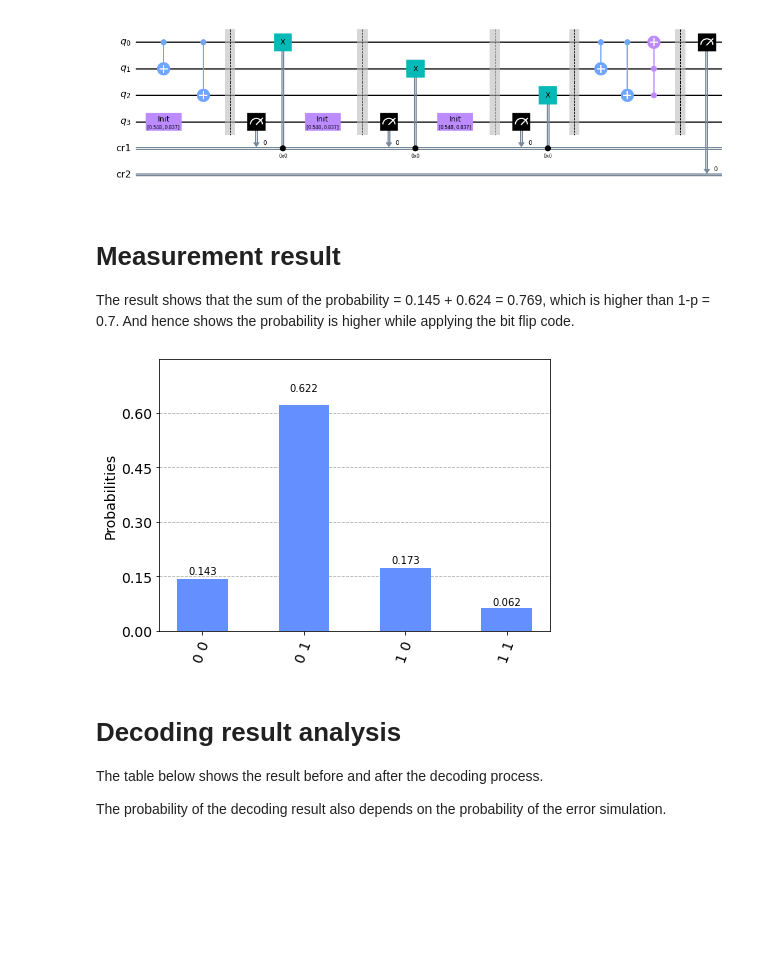
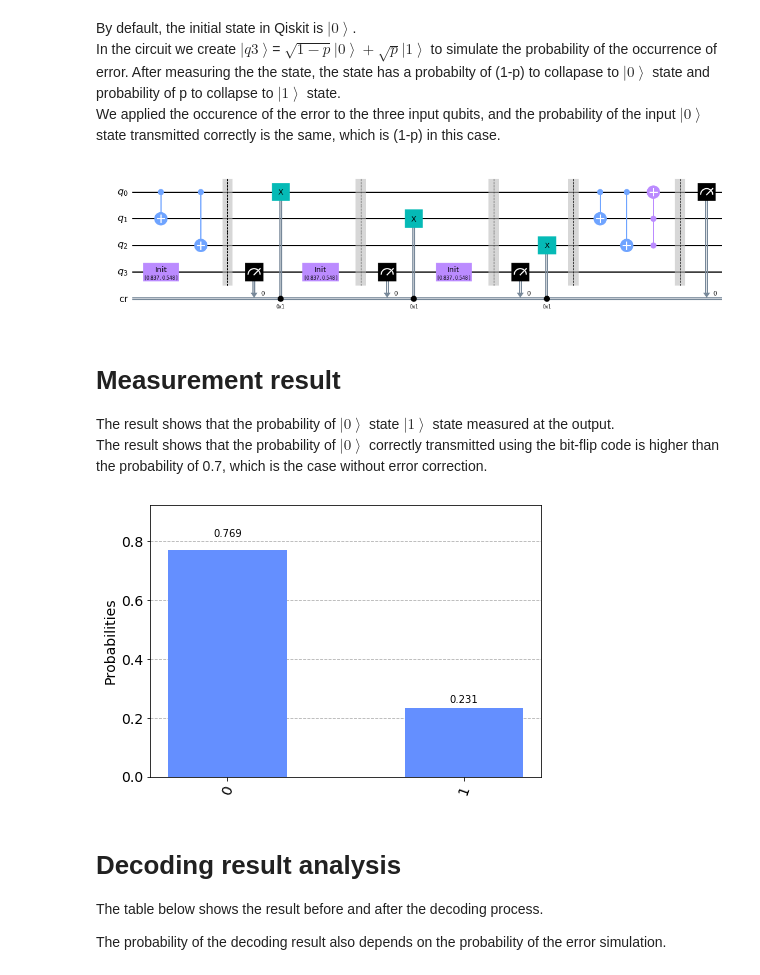
Before and after one commit to Hui-Ying/Qiskit, a Jupyter notebook: The bit flip code.ipynb, the cells around one changed output. Saved outputs shown, nothing was run; the diff lists cells and outputs as text; code cells hidden in the pictures; blank space fills up the shorter version.

Commit message:
added superposition

```diff
--- a/The bit flip code.ipynb
+++ b/The bit flip code.ipynb
@@ -14,10 +19,9 @@ from qiskit.visualization import plot_histogram, plot_bloch_multivector
 # %%
 ## SETUP
-# Protocol uses 4 qubits and 2 classical bit in a register
+# Protocol uses 4 qubits and 1 classical bit in a register
 qr = QuantumRegister(4, name="q")    # Protocol uses 4 qubits
-cr1 = ClassicalRegister(1, name="cr1") # and 2 classical bit
-cr2 = ClassicalRegister(1, name="cr2")
-bit_flip_circuit = QuantumCircuit(qr, cr1, cr2)
+cr = ClassicalRegister(1, name="cr") # and 1 classical bit cr
+bit_flip_circuit = QuantumCircuit(qr, cr)
 # %%
 def encoding(qc, q0, q1, q2):
     """Creates encoding process using qubits q0 & q1 & q2"""
@@ -28,22 +30,26 @@ Here we create $\left|\psi\right\rangle$ from the state $\left|0\right\rangle$ a
+# %% [markdown]
+By default, the initial state in Qiskit is $\left|0\right\rangle$.
+In the circuit we create $\left|q3\right\rangle$= $\sqrt{1-p}\left|0\right\rangle +\sqrt{p}\left|1\right\rangle $ to simulate the probability of the occurrence of error.  After measuring the the state, the state has a probabilty of (1-p) to collapase to $\left|0\right\rangle$ state and probability of p to collapse to $\left|1\right\rangle$ state.
+We applied the occurence of the error to the three input qubits, and the probability of the input $\left|0\right\rangle$ state transmitted correctly is the same, which is (1-p) in this case.
 # %%
 # initialization instruction to create
 # |ψ⟩ from the state |0⟩:
 p = 0.3 # p stands for the probability of fliping the state of the qubit
-psi = [np.sqrt(p), np.sqrt(1-p)]
+psi = [np.sqrt(1-p), np.sqrt(p)]
 init_gate = Initialize(psi) # initialize the superposition state
 init_gate.label = "init"
 # %%
 def error_simulation(qc, q0, q1, q2, q3):
     """Creates error simulation using qubits q0 & q1 & q2 & q3"""
-    bit_flip_circuit.append(init_gate, [3]) # create the superposition state for |q3>
-    measure(bit_flip_circuit, 3, 0) # measure the state on |q3>
-    qc.x(q0).c_if(cr1, 0) # apply x gate on q0 if |0> was measured by |q3>
-    bit_flip_circuit.append(init_gate, [3])
-    measure(bit_flip_circuit, 3, 0)
-    qc.x(q1).c_if(cr1, 0) # apply x gate on q1 if |0> was measured by |q3>
-    bit_flip_circuit.append(init_gate, [3])
-    measure(bit_flip_circuit, 3, 0)
-    qc.x(q2).c_if(cr1, 0) # apply x gate on q2 if |0> was measured by |q3>
+    qc.append(init_gate, [3]) # create the superposition state for |q3>
+    measure(qc, 3, 0) # measure the state on |q3>
+    qc.x(q0).c_if(cr, 1) # apply x gate on q0 if |1> was measured by |q3>
+    qc.append(init_gate, [3])
+    measure(qc, 3, 0)
+    qc.x(q1).c_if(cr, 1) # apply x gate on q1 if |1> was measured by |q3>
+    qc.append(init_gate, [3])
+    measure(qc, 3, 0)
+    qc.x(q2).c_if(cr, 1) # apply x gate on q2 if |1> was measured by |q3>
 # %%
 def measure(qc, q0, cr):
     """Measures qubit q0 """
@@ -54,37 +60,38 @@ def decoding(qc, q0, q1, q2):
     """Creates decoding process using qubits q0 & q1 & q2"""
     qc.cx(q0,q1) # CNOT with q1 as control and q0 as target
     qc.cx(q0,q2) # CNOT with q2 as control and q0 as target
-    bit_flip_circuit.ccx(q2,q1,q0) # Apply a Toffoli gate |011> <-> |111>
+    qc.ccx(q2,q1,q0) # Apply a Toffoli gate |011> <-> |111>
 # %%
 # Let's apply the process above to our circuit:
 
 # step 1. encoding
 encoding(bit_flip_circuit, 0, 1, 2)
 
 # step 2. error simulation
 error_simulation(bit_flip_circuit, 0, 1, 2, p)
 bit_flip_circuit.barrier()
 
 # step 3. decoding
 decoding(bit_flip_circuit, 0, 1, 2)
 
 # step 4. measurement
-measure(bit_flip_circuit, 0, 1)
+measure(bit_flip_circuit, 0, 0)
 
 # View the circuit:
 %matplotlib inline
 bit_flip_circuit.draw(output='mpl')
 # %% [output]
-[figure, old version]
+[figure, new version]
-# %% [markdown]
-# Measurement result
-The result shows that the sum of the probability = 0.145 + 0.624 = 0.769, which is higher than 1-p = 0.7. And hence shows the probability is higher while applying the bit flip code.
+# %% [markdown]
+# Measurement result
+The result shows that the probability of $\left|0\right\rangle$ state $\left|1\right\rangle$ state measured at the output.
+The result shows that the probability of $\left|0\right\rangle$ correctly transmitted using the bit-flip code is higher than the probability of 0.7, which is the case without error correction.
 # %%
 backend = BasicAer.get_backend('qasm_simulator')
 counts = execute(bit_flip_circuit, backend, shots=1024).result().get_counts() # No. of measurement shots = 1024
 plot_histogram(counts)
 # %% [output]
-[figure, old version]
+[figure, new version]
 # %% [markdown]
 # Decoding result analysis
 The table below shows the result before and after the decoding process.
```
Also changed, not shown: parts of 13 cells of this notebook.
